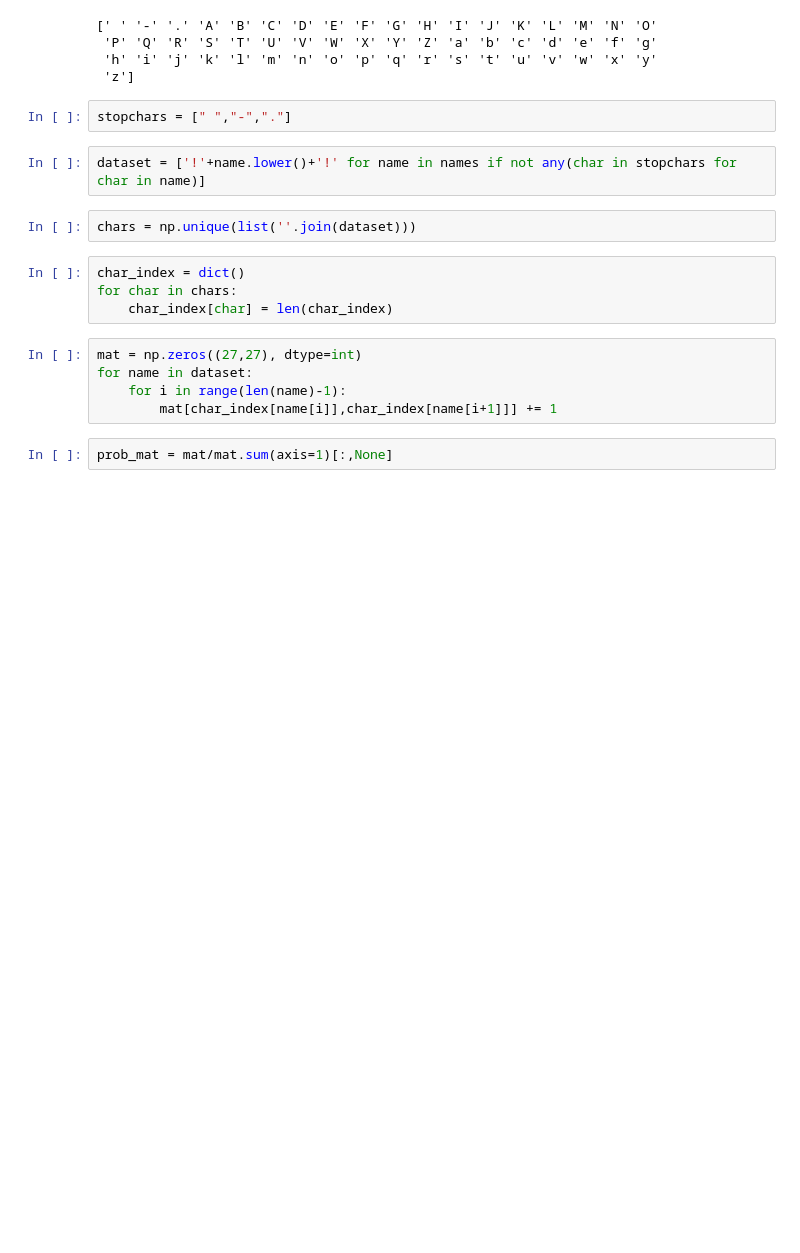
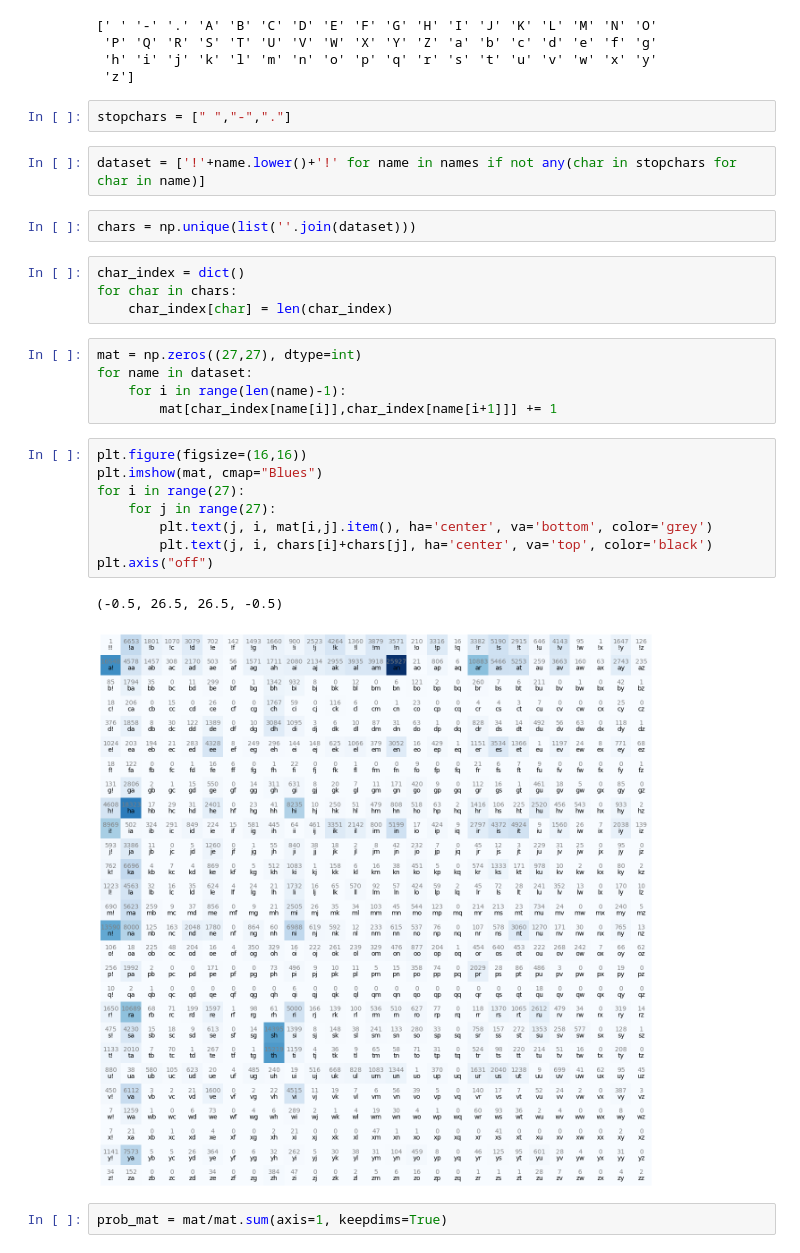
Before and after one commit to saikishore-n/makemore-clone, a Jupyter notebook: makemore-clone/bigrams/main.ipynb, the cells around one changed output. Cells and saved outputs as stored; diff of their text form; blank space fills up the shorter version.

```diff
--- a/makemore-clone/bigrams/main.ipynb
+++ b/makemore-clone/bigrams/main.ipynb
@@ -29,5 +29,16 @@ mat = np.zeros((27,27), dtype=int)
 for name in dataset:
     for i in range(len(name)-1):
         mat[char_index[name[i]],char_index[name[i+1]]] += 1
+# %%
+plt.figure(figsize=(16,16))
+plt.imshow(mat, cmap="Blues")
+for i in range(27):
+    for j in range(27):
+        plt.text(j, i, mat[i,j].item(), ha='center', va='bottom', color='grey')
+        plt.text(j, i, chars[i]+chars[j], ha='center', va='top', color='black')
+plt.axis("off")
+# %% [output]
+(-0.5, 26.5, 26.5, -0.5)
+[figure, added]
 # %%
-prob_mat = mat/mat.sum(axis=1)[:,None]
+prob_mat = mat/mat.sum(axis=1, keepdims=True)
```
Also changed, not shown: parts of 5 cells of this notebook.
